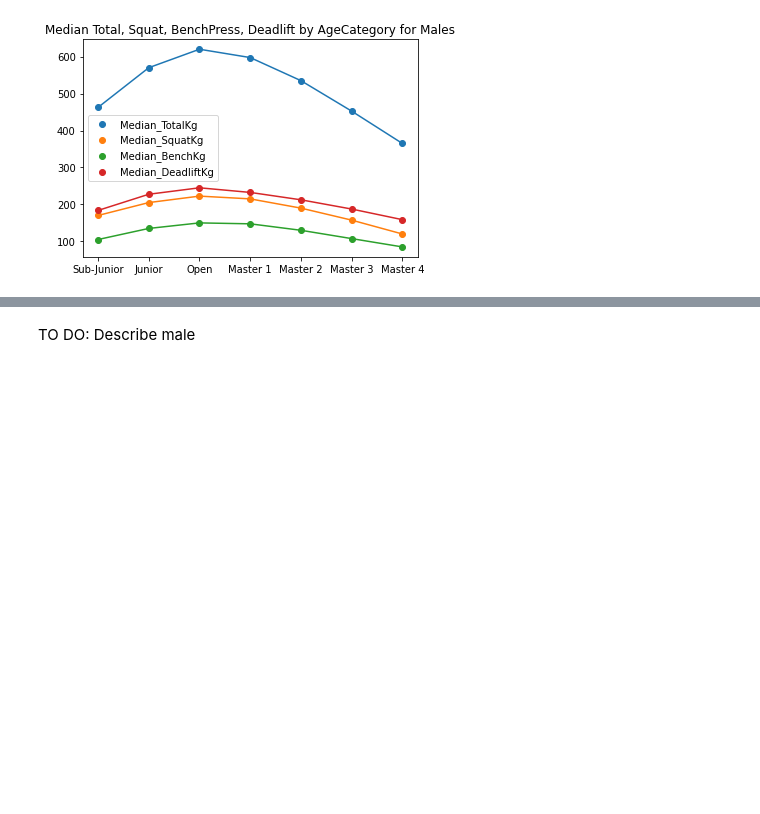
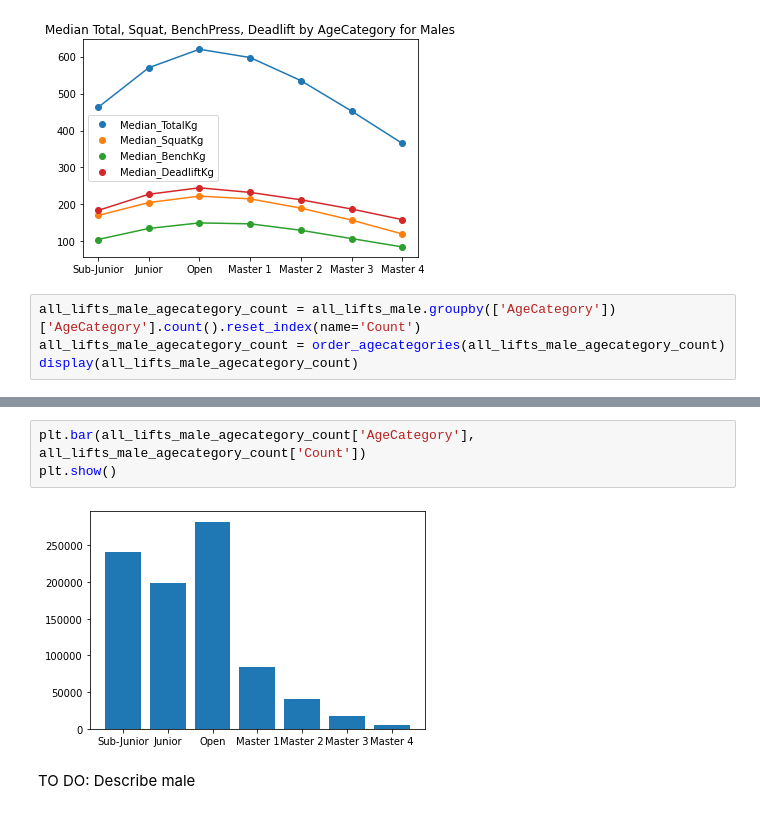
Before and after one commit to kim-jason/PowerliftingDataset, a Jupyter notebook: Powerlifting_Data_Science_Project.ipynb, the cells around one changed output, grey strips where cells are left out. Saved outputs shown, nothing was run; the diff lists cells and outputs as text; blank space fills up the shorter version.

```diff
--- a/Powerlifting_Data_Science_Project.ipynb
+++ b/Powerlifting_Data_Science_Project.ipynb
@@ -1379,3 +1392,7 @@ plt.show()
 | 3 | Master 3 | 187.50 |
 | 4 | Master 4 | 158.76 |
 [figure]
+# %%
+all_lifts_male_agecategory_count = all_lifts_male.groupby(['AgeCategory'])['AgeCategory'].count().reset_index(name='Count')
+all_lifts_male_agecategory_count = order_agecategories(all_lifts_male_agecategory_count)
+display(all_lifts_male_agecategory_count)
@@ -1382,3 +1408,8 @@ plt.show()
+# %%
+plt.bar(all_lifts_male_agecategory_count['AgeCategory'], all_lifts_male_agecategory_count['Count'])
+plt.show()
+# %% [output]
+[figure, added]
 # %% [markdown]
 TO DO: Describe male
 # %%
```
Also changed, not shown: parts of 36 cells of this notebook.
